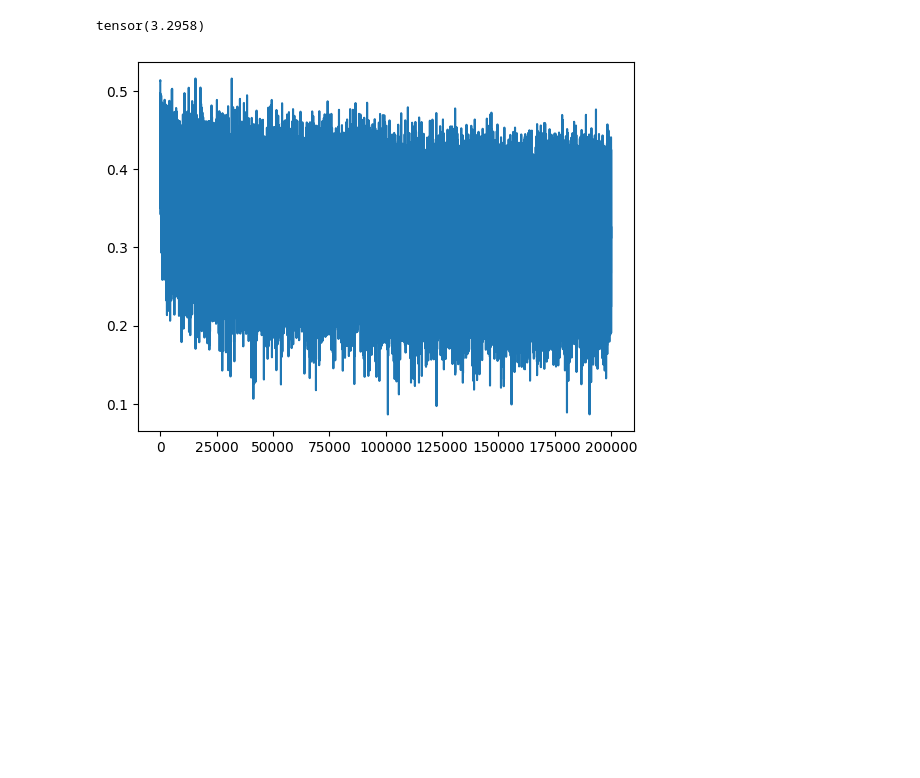
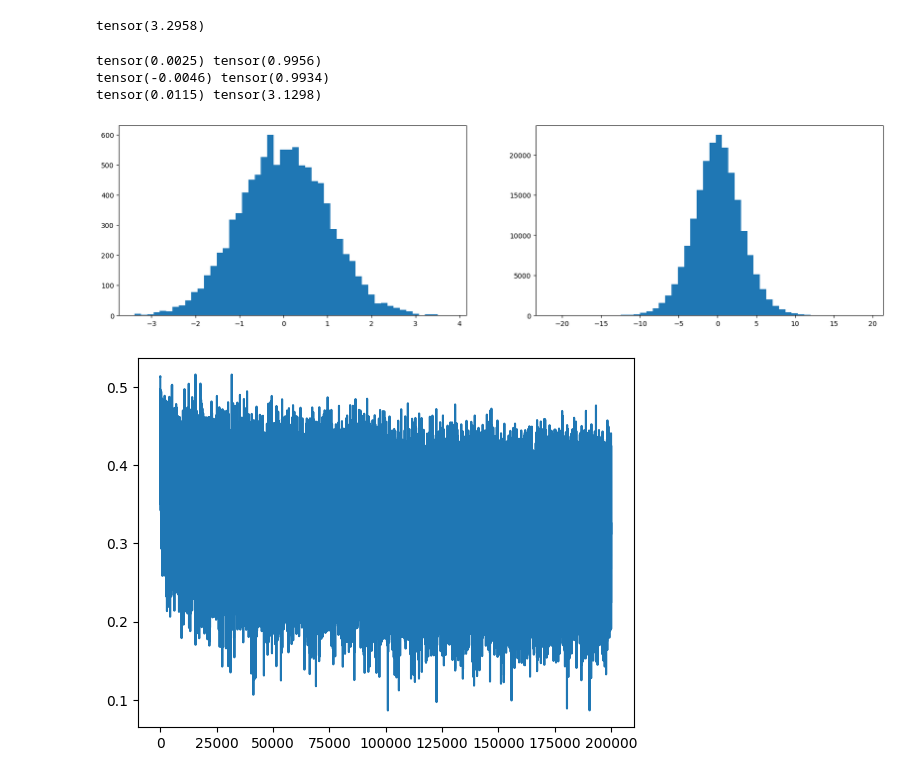
Before and after one commit to timothee-florian/MI5, a Jupyter notebook: lectures/makemore/makemore3.ipynb, the cells around one changed output. Saved outputs shown, nothing was run; the diff lists cells and outputs as text; code cells hidden in the pictures; blank space fills up the shorter version.

Commit message:
show increase std

```diff
--- a/lectures/makemore/makemore3.ipynb
+++ b/lectures/makemore/makemore3.ipynb
@@ -142,6 +142,24 @@ plt.show()
 -torch.tensor(1/27).log()
 # %% [output]
 tensor(3.2958)
+# %%
+x = torch.randn((1000, 10))
+w = torch.randn((10, 200))
+y = x @ w
+print(x.mean(), x.std())
+print(w.mean(), w.std())
+print(y.mean(), y.std())
+plt.figure(figsize=(20, 5))
+plt.subplot(1, 2, 1)
+plt.hist(x.view(-1).tolist(), 50)
+plt.subplot(1, 2, 2)
+plt.hist(y.view(-1).tolist(), 50)
+plt.show()
+# %% [output]
+tensor(0.0025) tensor(0.9956)
+tensor(-0.0046) tensor(0.9934)
+tensor(0.0115) tensor(3.1298)
+[figure, added]
 # %%
 plt.plot(lossi)
 plt.show()
```
